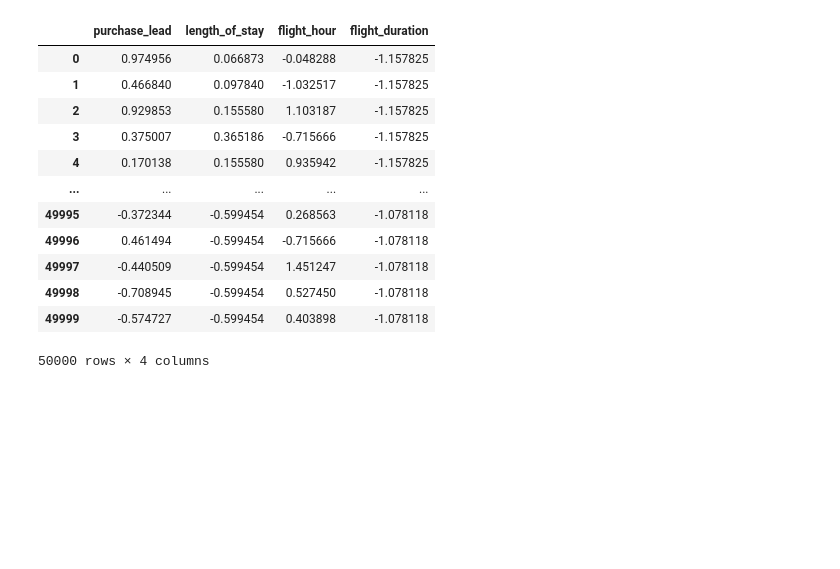
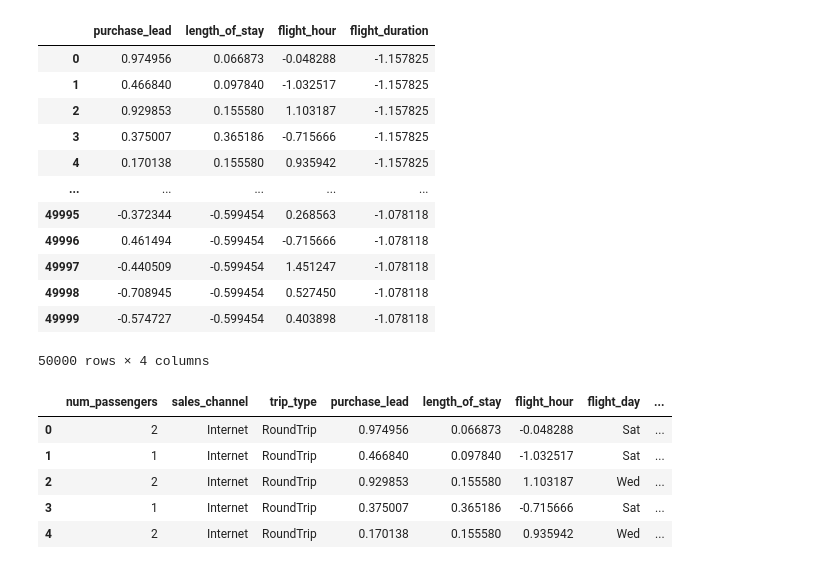
Before and after one commit to Ds2023/British_Airways_Predictive_Booking_Model, a Jupyter notebook: notebooks/eda.ipynb, the cells around one changed output. Saved outputs shown, nothing was run; the diff lists cells and outputs as text; code cells hidden in the pictures; blank space fills up the shorter version.

```diff
--- a/notebooks/eda.ipynb
+++ b/notebooks/eda.ipynb
@@ -1005,3 +1005,12 @@ data[columns_to_transform_2]
 | 49998 | -0.708945 | -0.599454 | 0.527450 | -1.078118 |
 | 49999 | -0.574727 | -0.599454 | 0.403898 | -1.078118 |
 50000 rows × 4 columns
+# %%
+data.head()
+# %% [output]
+|  | num_passengers | sales_channel | trip_type | purchase_lead | length_of_stay | flight_hour | flight_day | ... |
+| 0 | 2 | Internet | RoundTrip | 0.974956 | 0.066873 | -0.048288 | Sat | ... |
+| 1 | 1 | Internet | RoundTrip | 0.466840 | 0.097840 | -1.032517 | Sat | ... |
+| 2 | 2 | Internet | RoundTrip | 0.929853 | 0.155580 | 1.103187 | Wed | ... |
+| 3 | 1 | Internet | RoundTrip | 0.375007 | 0.365186 | -0.715666 | Sat | ... |
+| 4 | 2 | Internet | RoundTrip | 0.170138 | 0.155580 | 0.935942 | Wed | ... |
```
Also changed, not shown: parts of 21 cells of this notebook.
